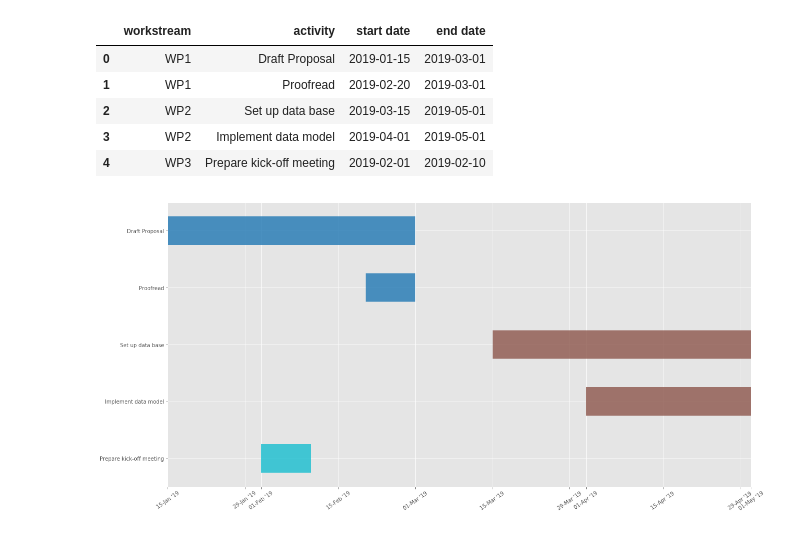
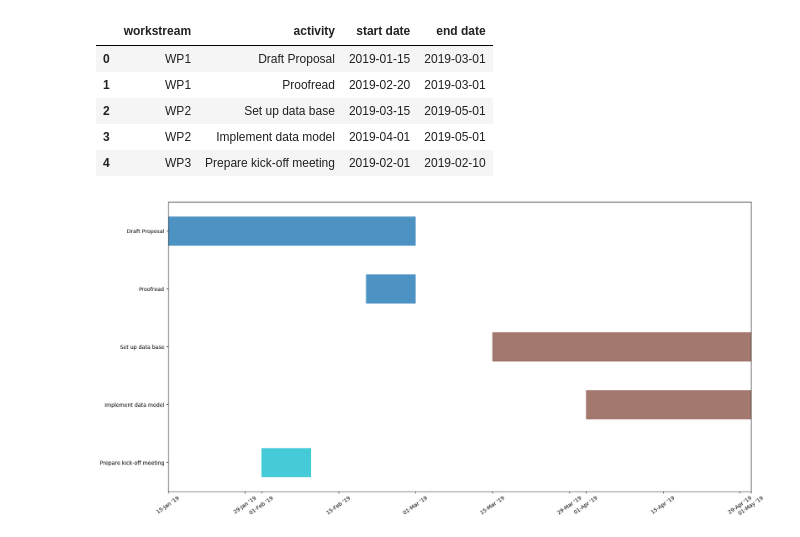
Before and after one commit to Japhiolite/Rantt, a Jupyter notebook: notebooks/Create_a_Gantt_Chart_example.ipynb, the cells around one changed output. Saved outputs shown, nothing was run; the diff lists cells and outputs as text; code cells hidden in the pictures.

```diff
--- a/notebooks/Create_a_Gantt_Chart_example.ipynb
+++ b/notebooks/Create_a_Gantt_Chart_example.ipynb
@@ -23,6 +23,6 @@ inp.showCSV()
 | 4 | WP3 | Prepare kick-off meeting | 2019-02-01 | 2019-02-10 |
 # %%
 # Plot the Gantt Chart
-inp.preparePlot(style='ggplot')
+inp.preparePlot()
 # %% [output]
-[figure, old version]
+[figure, new version]
```
Also changed, not shown: 2 other files.
